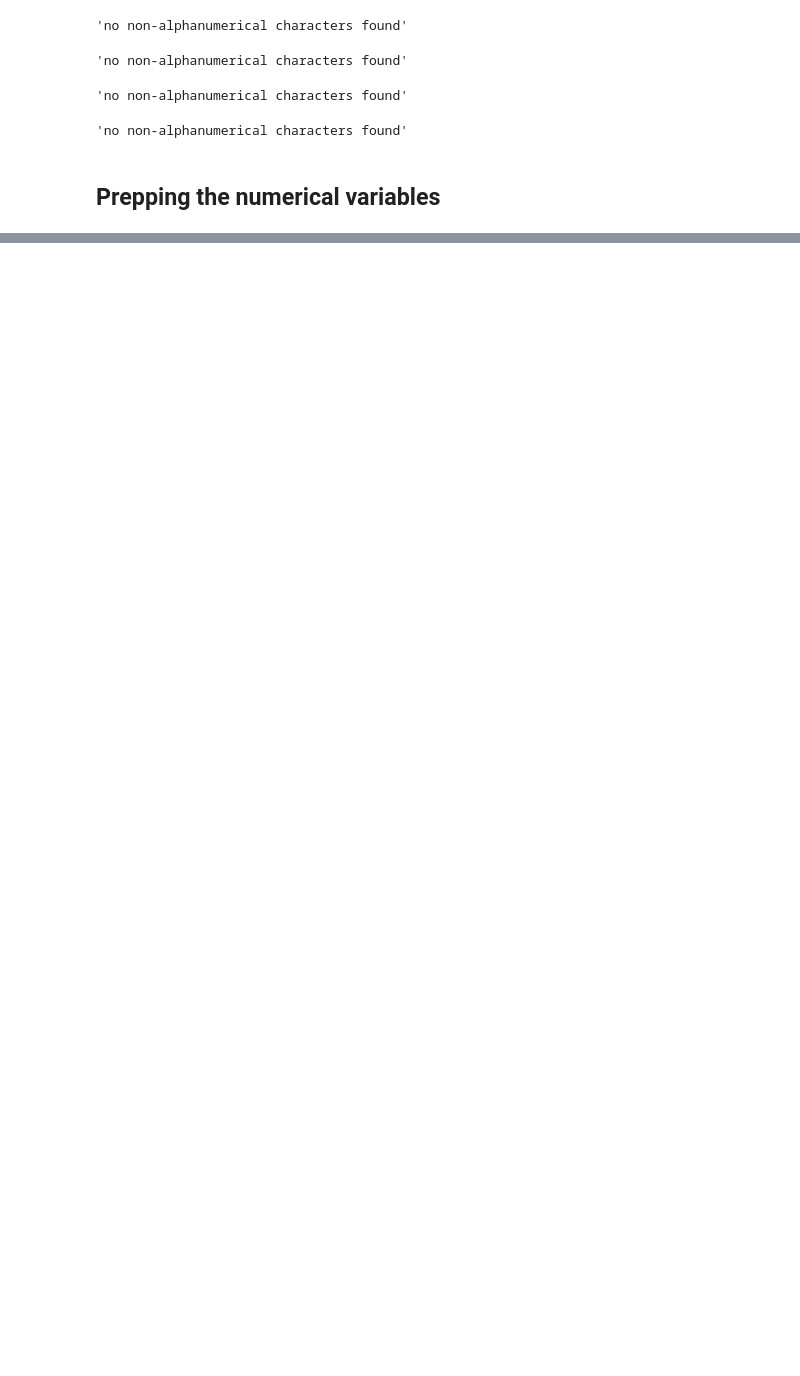
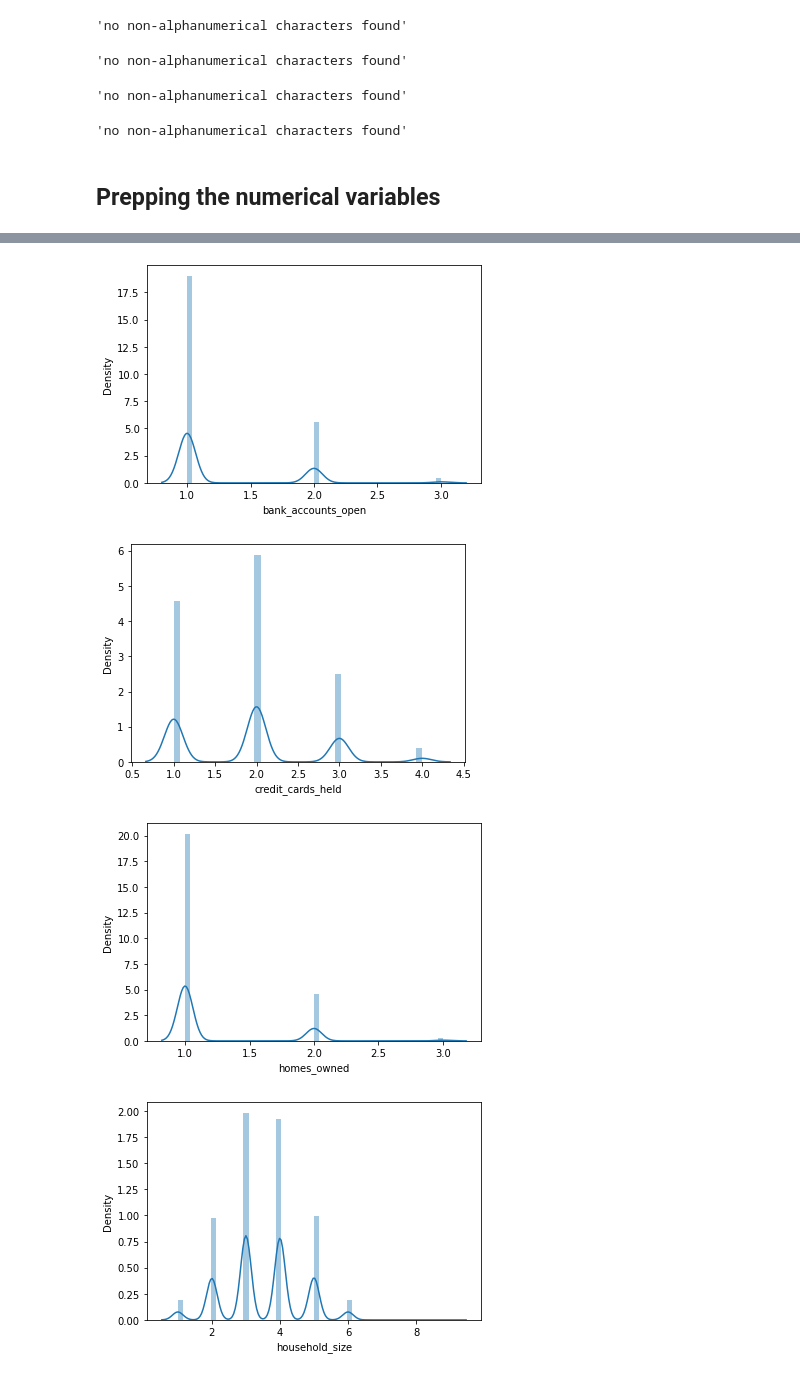
Before and after one commit to Elissadejong/P2_creditcard_offer, a Jupyter notebook: Solutions.ipynb, the cells around one changed output, grey strips where cells are left out. Cells and saved outputs as stored; diff of their text form; code cells hidden in the pictures; blank space fills up the shorter version.

```diff
--- a/Solutions.ipynb
+++ b/Solutions.ipynb
@@ -257,0 +272,10 @@ numerical.describe()
+# %%
+# visualising the numerical variables using distplot
+for column in numerical.columns:
+    sns.distplot(numerical[column])
+    plt.show()
+# %% [output]
+[figure, added]
+[figure, added]
+[figure, added]
+[figure, added]
```
Also changed, not shown: parts of 125 cells of this notebook.
